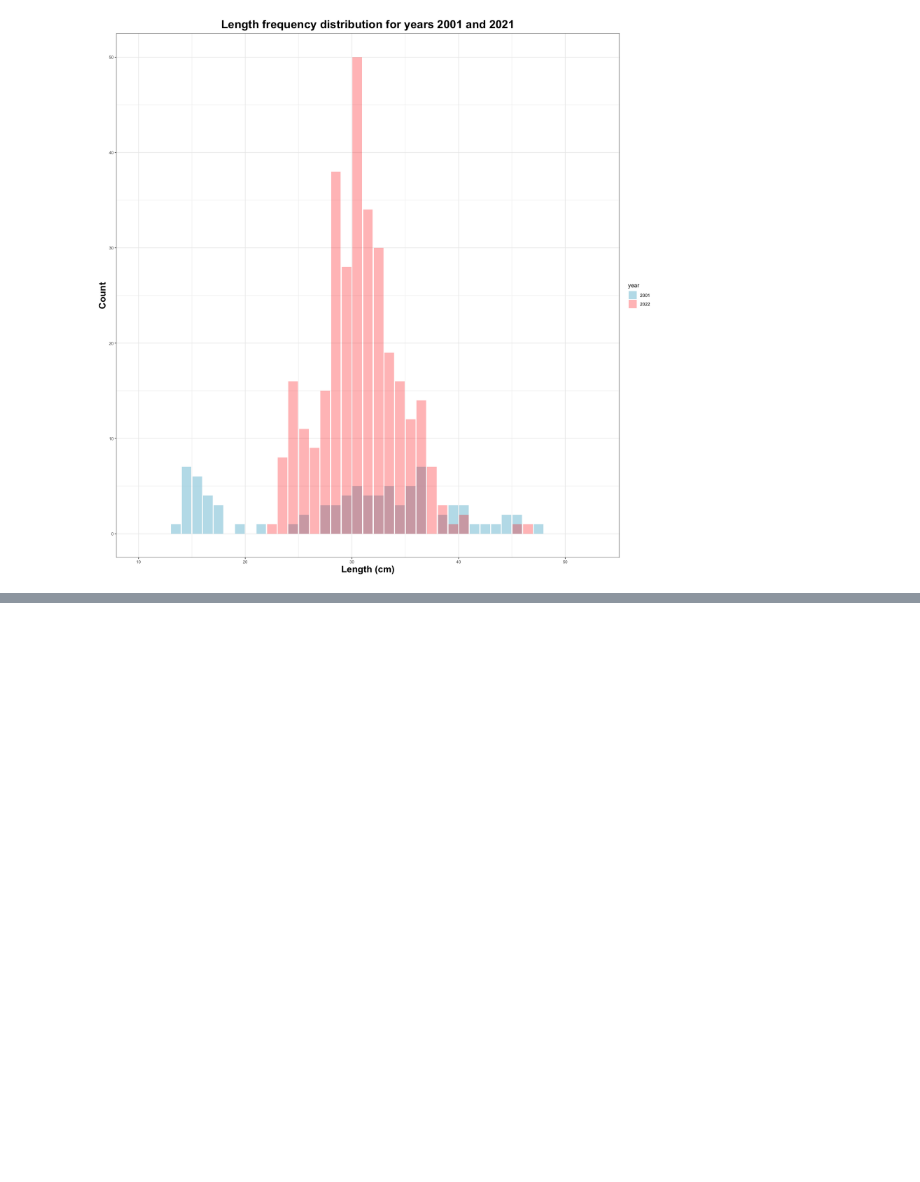
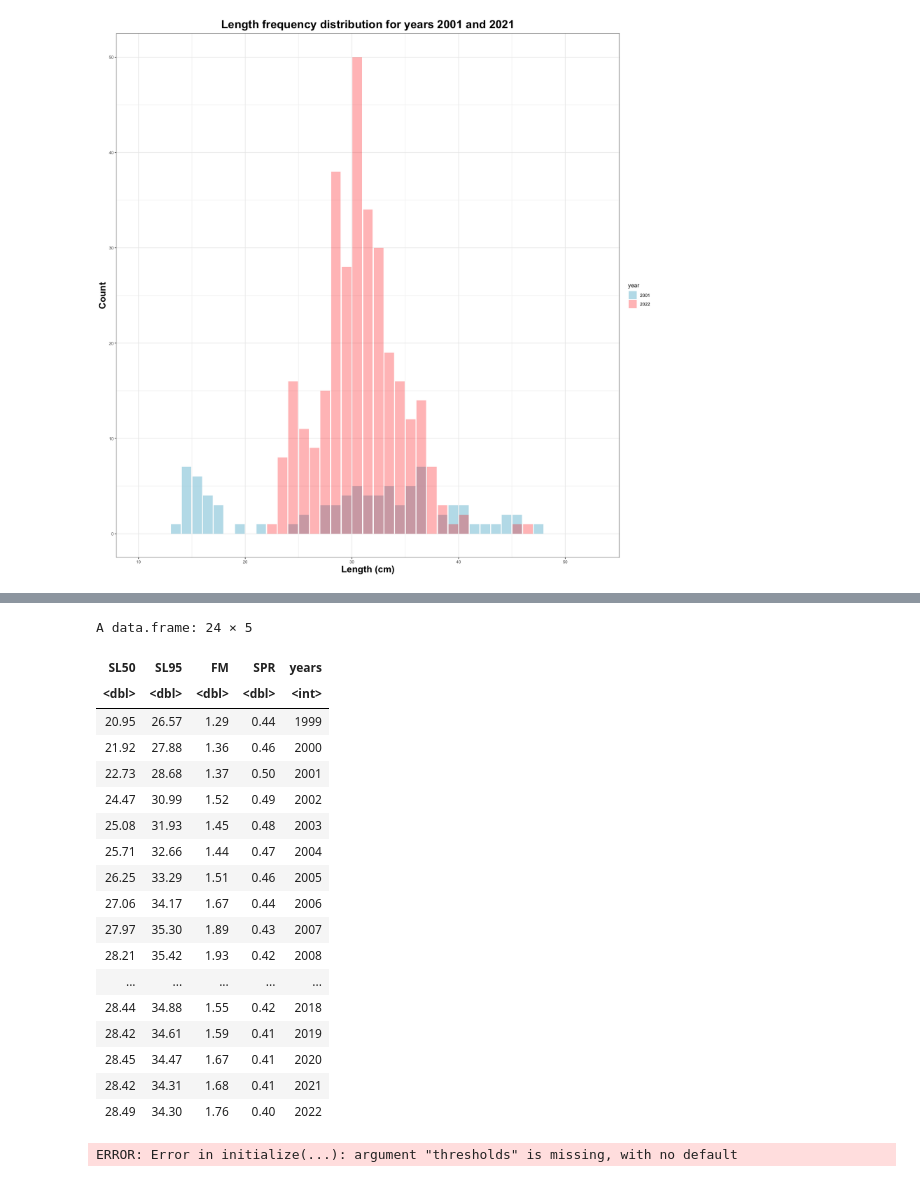
Before and after one commit to d2gex/lbm_seminary, a Jupyter notebook: lbms_workshop.ipynb, the cells around one changed output, grey strips where cells are left out. Cells and saved outputs as stored; diff of their text form; code cells hidden in the pictures; blank space fills up the shorter version.

Commit message:
Add LBSPR section and simplify output plotting calls

```diff
--- a/lbms_workshop.ipynb
+++ b/lbms_workshop.ipynb
@@ -328,0 +334,5 @@ By looking a the distribution and the indicators in parallel, it seems that:
+# %%
+lbspr_algo <- Lbspr$new(bio_params, exp_params, catch_weight_data)
+lbspr_results <- lbspr_algo$run()
+data <- lbspr_results$estimates
+data$years <- lbspr_results$years
@@ -328,0 +357,29 @@ By looking a the distribution and the indicators in parallel, it seems that:
+# %%
+data
+# %% [output]
+A data.frame: 24 × 5
+| SL50 | SL95 | FM | SPR | years |
+| <dbl> | <dbl> | <dbl> | <dbl> | <int> |
+| 20.95 | 26.57 | 1.29 | 0.44 | 1999 |
+| 21.92 | 27.88 | 1.36 | 0.46 | 2000 |
+| 22.73 | 28.68 | 1.37 | 0.50 | 2001 |
+| 24.47 | 30.99 | 1.52 | 0.49 | 2002 |
+| 25.08 | 31.93 | 1.45 | 0.48 | 2003 |
+| 25.71 | 32.66 | 1.44 | 0.47 | 2004 |
+| 26.25 | 33.29 | 1.51 | 0.46 | 2005 |
+| 27.06 | 34.17 | 1.67 | 0.44 | 2006 |
+| 27.97 | 35.30 | 1.89 | 0.43 | 2007 |
+| 28.21 | 35.42 | 1.93 | 0.42 | 2008 |
+| ... | ... | ... | ... | ... |
+| 28.44 | 34.88 | 1.55 | 0.42 | 2018 |
+| 28.42 | 34.61 | 1.59 | 0.41 | 2019 |
+| 28.45 | 34.47 | 1.67 | 0.41 | 2020 |
+| 28.42 | 34.31 | 1.68 | 0.41 | 2021 |
+| 28.49 | 34.30 | 1.76 | 0.40 | 2022 |
+# %%
+options(repr.plot.width = 15, repr.plot.height = 15)
+lbspr_plotter <- LbsprOutputPlotter$new(data)
+grid <- lbspr_plotter$generate_outputs(title_size=22, title = "SPR and F/M estimates for LBSPR")
+grid
+# %% [output]
+ERROR: Error in initialize(...): argument "thresholds" is missing, with no default
```
Also changed, not shown: parts of 13 cells of this notebook, 3 other files.
